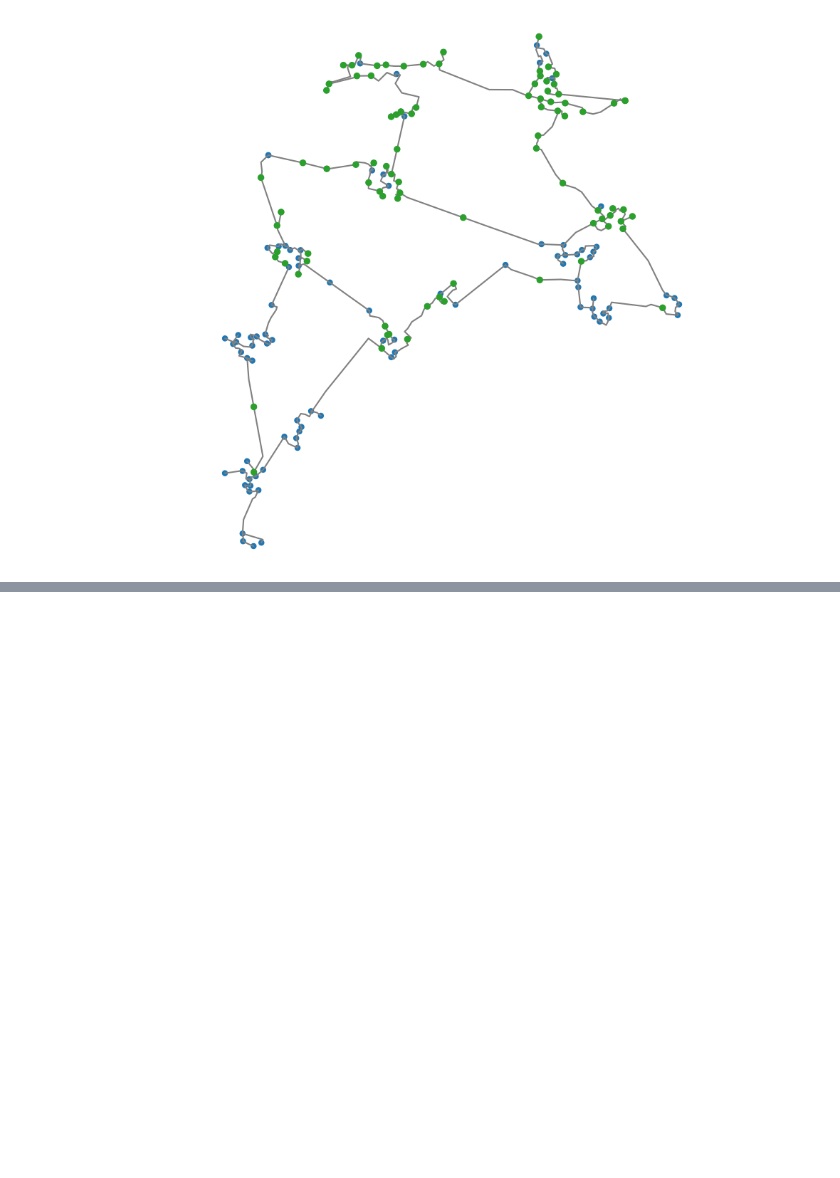
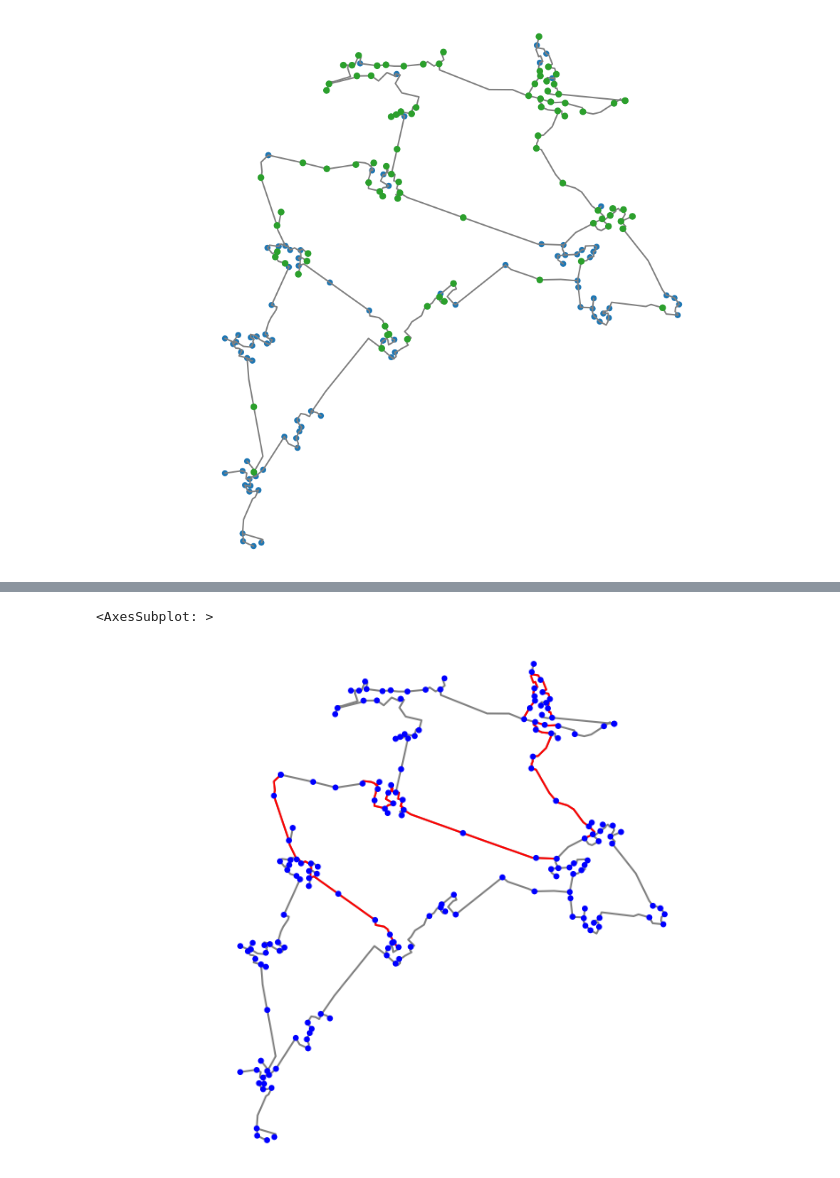
Before and after one commit to rbuddhila95/PSPlab22_1120079_Ravindu, a Jupyter notebook: Lab 3/Ex3_3_1.ipynb, the cells around one changed output, grey strips where cells are left out. Drawn from its saved outputs; the diff is of its cells as text; code cells hidden in the pictures; blank space fills up the shorter version.

```diff
--- a/Lab 3/Ex3_3_1.ipynb
+++ b/Lab 3/Ex3_3_1.ipynb
@@ -27,0 +40,11 @@ The number of given colors (1) is smaller than the number of nodes (89) to draw!
+# %%
+
+pp.runpp(net)
+lc = plot.create_line_collection(net, net.line.index, color="grey", zorder=1) #create lines
+bc = plot.create_bus_collection(net, net.bus.index, size=80, color='blue', zorder=2) #create buses
+more_loaded_lines = net.res_line[net.res_line.loading_percent > 40].index
+lch = plot.create_line_collection(net, more_loaded_lines, color='red', zorder=1)
+plot.draw_collections([lc, lch, bc], figsize=(8,6))
+# %% [output]
+<AxesSubplot: >
+[figure, added]
```
Also changed, not shown: parts of 2 cells of this notebook.
